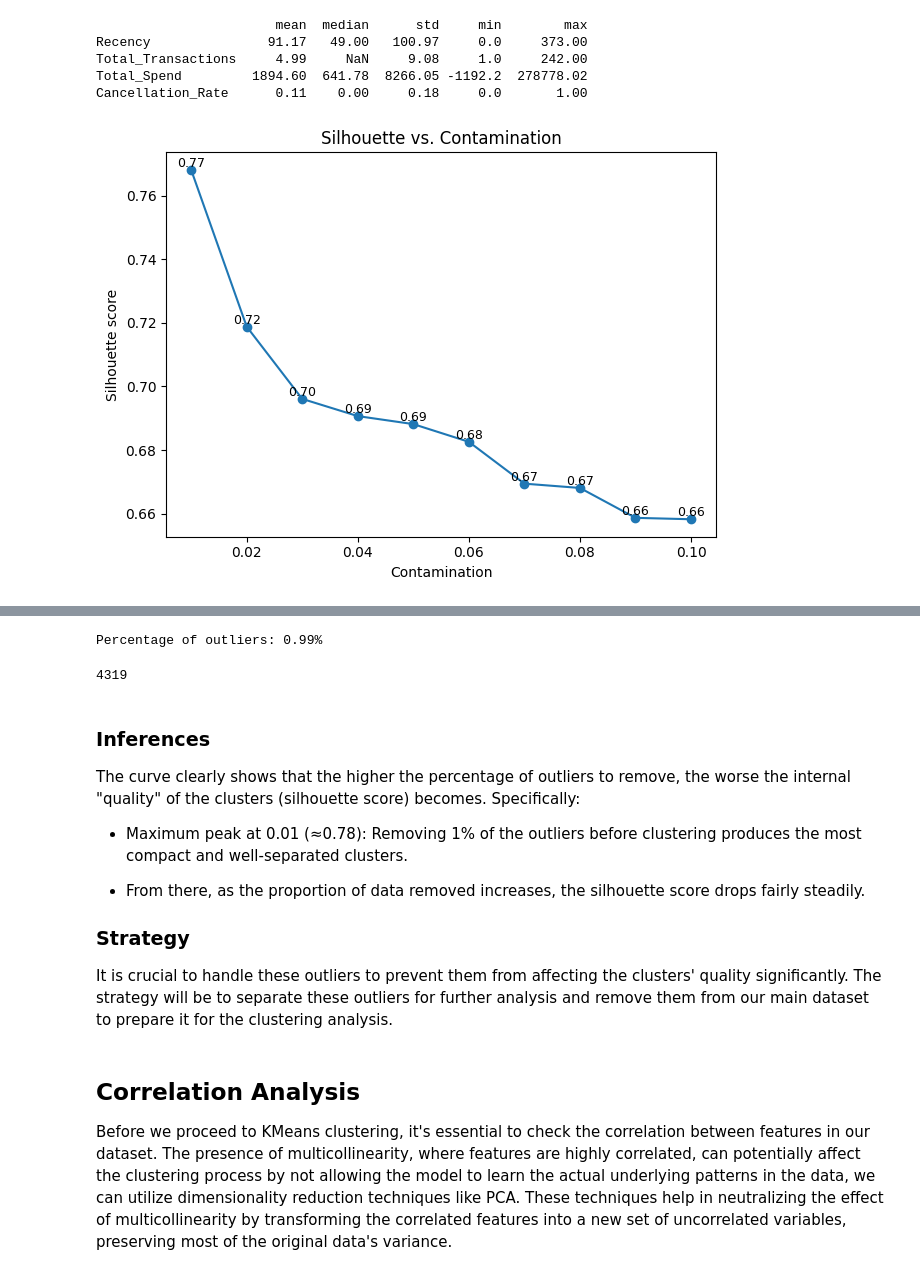
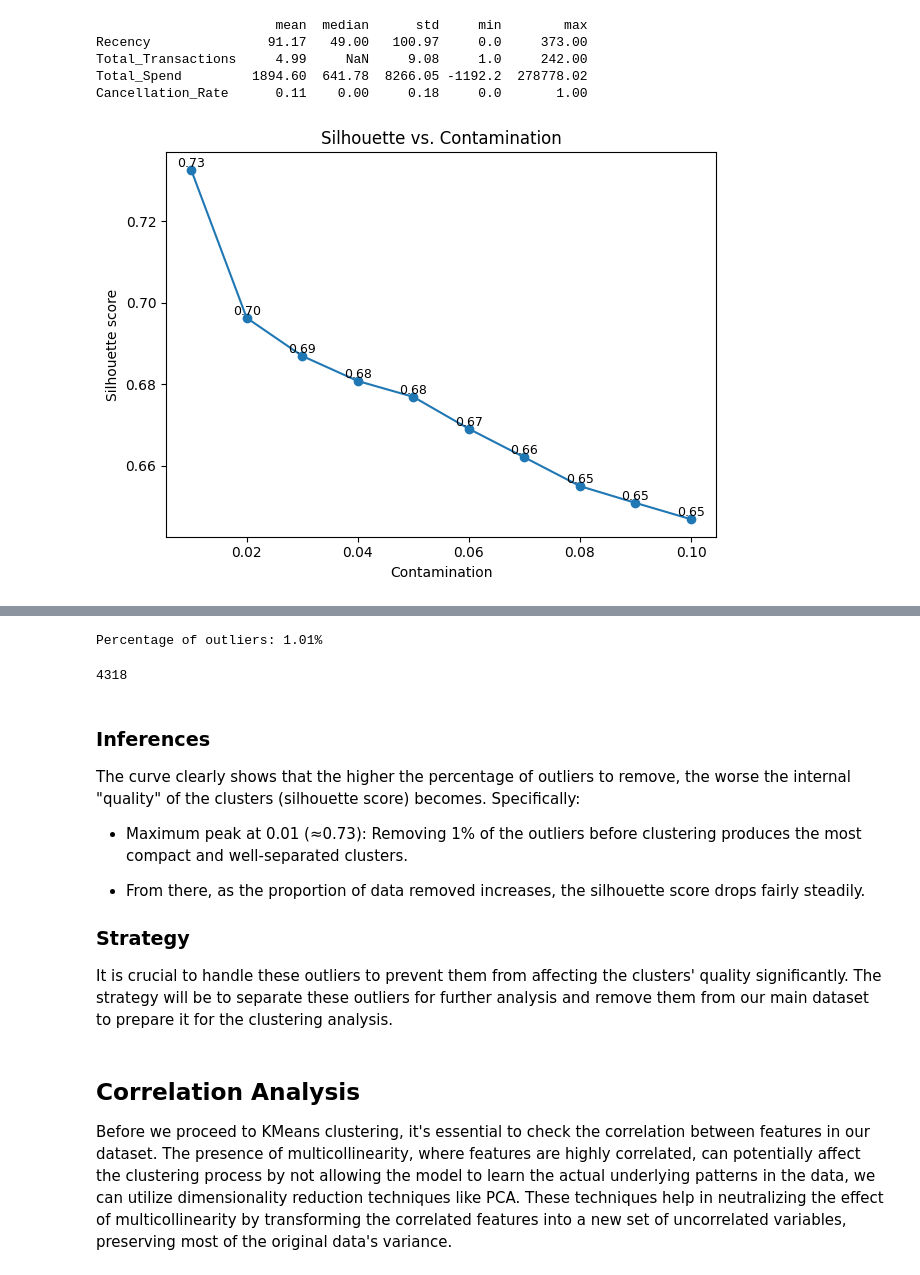
Before and after one commit to EduardoC15/Customer-Segmentation-for-e-commerce, a Jupyter notebook: e-commerce_EDA/e-commerce_RFM_Segmentation.ipynb, the cells around one changed output, grey strips where cells are left out. Saved outputs shown, nothing was run; the diff lists cells and outputs as text; code cells hidden in the pictures.

```diff
--- a/e-commerce_EDA/e-commerce_RFM_Segmentation.ipynb
+++ b/e-commerce_EDA/e-commerce_RFM_Segmentation.ipynb
@@ -795,35 +795,35 @@ Cancellation_Rate      0.11    0.00     0.18     0.0       1.00
 # %%
 import numpy as np
 from sklearn.cluster import KMeans
 from sklearn.metrics import silhouette_score
 from sklearn.ensemble import IsolationForest
 import matplotlib.pyplot as plt
 
 # Select features for anomaly detection
-X = customer_data[['Recency', 'Total_Transactions', 'Total_Spend', 'Cancellation_Rate']]
+X = customer_data[['Recency', 'Total_Transactions', 'Total_Spend']]
 
 # Visualize the process of finding the optimal number of percentage of contamination
 contaminations = np.linspace(0.01, 0.10, 10)
 scores = []
 
 for c in contaminations:
     iso = IsolationForest(contamination=c, random_state=0)
     mask = iso.fit_predict(X) == 1
     km = KMeans(n_clusters=3, random_state=0).fit(X[mask])
     scores.append(silhouette_score(X[mask], km.labels_))
 
 # Plot
 plt.plot(contaminations, scores, marker='o')
 for x, y in zip(contaminations, scores):
     plt.text(x, y, f"{y:.2f}", ha='center', va='bottom', fontsize=9)
 
 plt.xlabel("Contamination")
 plt.ylabel("Silhouette score")
 plt.title("Silhouette vs. Contamination")
 plt.tight_layout()
 plt.show()
 # %% [output]
-[figure, old version]
+[figure, new version]
 # %%
 # Fit the Isolation Forest model
 model = IsolationForest(contamination=0.01, random_state=42)
@@ -854,7 +854,7 @@ customer_data.head(10)
 outlier_percentage = (customer_data['Outlier'].sum() / customer_data.shape[0]) * 100
 print(f"Percentage of outliers: {outlier_percentage:.2f}%")
 # %% [output]
-Percentage of outliers: 0.99%
+Percentage of outliers: 1.01%
 # %%
 # Separate outliers
 outliers = customer_data[customer_data['Outlier'] == 1]
@@ -868,13 +868,13 @@ customer_data_cleaned.reset_index(drop=True, inplace=True)
 
 customer_data_cleaned.shape[0]
 # %% [output]
-4319
+4318
 # %% [markdown]
 ### Inferences
 
 The curve clearly shows that the higher the percentage of outliers to remove, the worse the internal "quality" of the clusters (silhouette score) becomes. Specifically:
 
-- Maximum peak at 0.01 (≈0.78): Removing 1% of the outliers before clustering produces the most compact and well-separated clusters.
+- Maximum peak at 0.01 (≈0.73): Removing 1% of the outliers before clustering produces the most compact and well-separated clusters.
 
 - From there, as the proportion of data removed increases, the silhouette score drops fairly steadily.
 
```
Also changed, not shown: parts of 17 cells of this notebook.
